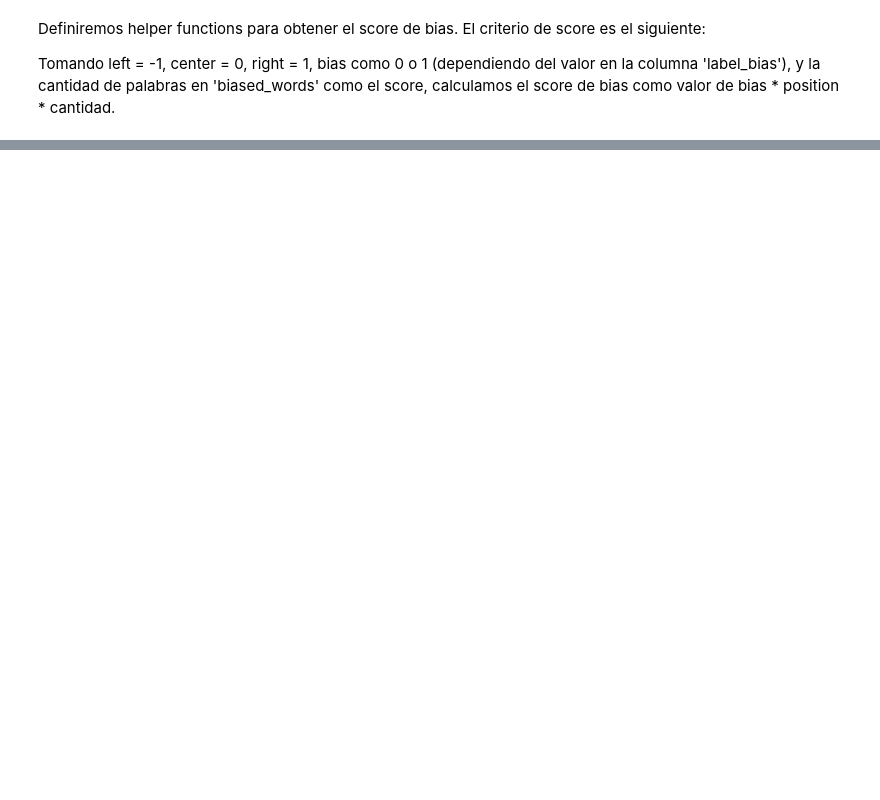
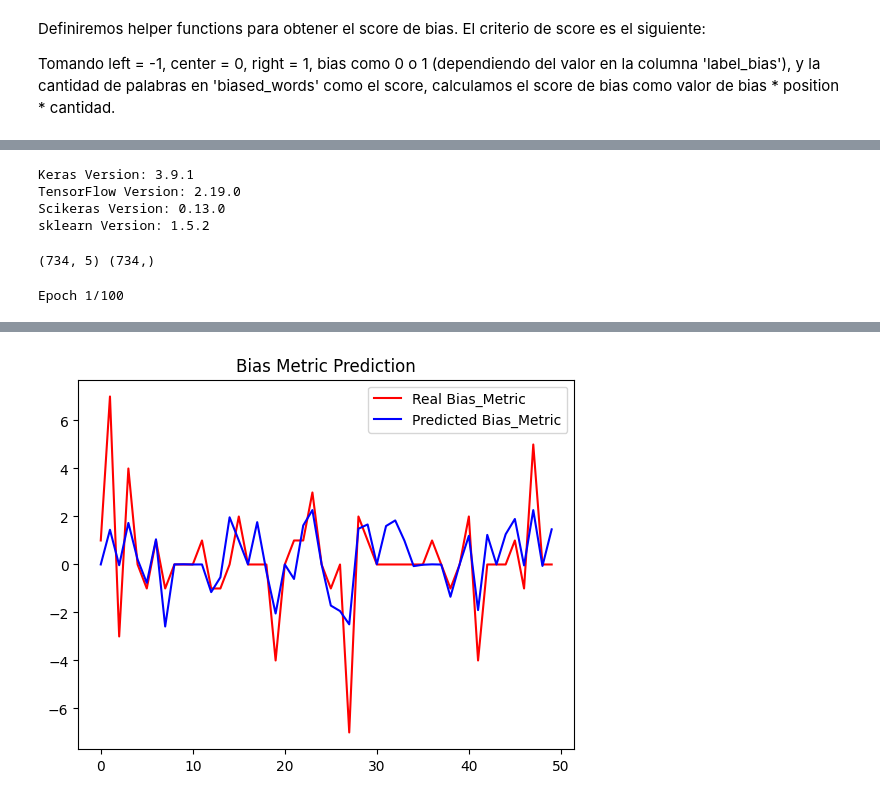
Before and after one commit to jzarcoo/FakeNewsDetection, a Jupyter notebook: Regression.ipynb, the cells around one changed output, grey strips where cells are left out. Saved outputs shown, nothing was run; the diff lists cells and outputs as text; code cells hidden in the pictures; blank space fills up the shorter version.

```diff
--- a/Regression.ipynb
+++ b/Regression.ipynb
@@ -189,0 +237,14 @@ Stacking Regressor R² Score: 0.6205830117593674
+# %%
+import tensorflow as tf
+import keras
+import scikeras
+import sklearn
+print("Keras Version:", keras.__version__)
+print("TensorFlow Version:", tf.__version__)
+print("Scikeras Version:", scikeras.__version__)
+print("sklearn Version:", sklearn.__version__)
+# %% [output]
+Keras Version: 3.9.1
+TensorFlow Version: 2.19.0
+Scikeras Version: 0.13.0
+sklearn Version: 1.5.2
@@ -189,0 +262,61 @@ Stacking Regressor R² Score: 0.6205830117593674
+# %%
+from keras.models import Sequential, Model
+from keras.layers import Dense, Dropout, Input
+from scikeras.wrappers import KerasRegressor
+from sklearn.preprocessing import StandardScaler
+from sklearn.feature_extraction.text import TfidfVectorizer
+from sklearn.preprocessing import OneHotEncoder
+from sklearn.model_selection import train_test_split
+
+X = df_clean[['text', 'outlet', 'topic', 'word_count', 'char_count']]
+y = df_clean['Bias_Metric']
+
+X_train, X_test, y_train, y_test = train_test_split(X, y, test_size=0.2, random_state=42)
+print(X_test.shape, y_test.shape)
+# %% [output]
+(734, 5) (734,)
+# %%
+text_vectorizer = TfidfVectorizer(max_features=10000)
+cat_encoder = OneHotEncoder(handle_unknown='ignore')
+num_scaler = StandardScaler()
+
+X_text_train = text_vectorizer.fit_transform(X_train['text']).toarray()
+X_cat_train = cat_encoder.fit_transform(X_train[['outlet', 'topic']]).toarray()
+X_num_train = num_scaler.fit_transform(X_train[['word_count', 'char_count']])
+
+X_text_test = text_vectorizer.transform(X_test['text']).toarray()
+X_cat_test = cat_encoder.transform(X_test[['outlet', 'topic']]).toarray()
+X_num_test = num_scaler.transform(X_test[['word_count', 'char_count']])
+
+X_train_transformed = np.hstack([X_text_train.astype(np.float32),
+                                 X_cat_train.astype(np.float32),
+                                 X_num_train.astype(np.float32)])
+
+X_test_transformed = np.hstack([X_text_test.astype(np.float32),
+                                X_cat_test.astype(np.float32),
+                                X_num_test.astype(np.float32)])
+
+def create_nn(optimizer='nadam', neurons1=512, neurons2=256, dropout_rate=0.1):
+    model = Sequential()
+    model.add(Dense(neurons1, activation='relu', input_dim=X_train_transformed.shape[1]))
+    model.add(Dense(neurons1 // 2, activation='relu'))
+    model.add(Dense(neurons2, activation='relu'))
+    model.add(Dense(neurons2 // 2, activation='relu'))
+    model.add(Dense(1))  # Output layer
+    model.compile(optimizer=optimizer, loss='mean_squared_error')
+    return model
+# %%
+from keras.callbacks import EarlyStopping
+nn_model = KerasRegressor(model=create_nn, verbose=1, batch_size=64, epochs=100, callbacks=[EarlyStopping(monitor='val_loss', patience=5)])
+# %%
+nn_model.fit(X_train_transformed, y_train)
+
+y_pred = nn_model.predict(X_test_transformed)
+
+plt.plot(y_test.values[:50], color='red', label='Real Bias_Metric')
+plt.plot(y_pred[:50], color='blue', label='Predicted Bias_Metric')
+plt.title('Bias Metric Prediction')
+plt.legend()
+plt.show()
+# %% [output]
+Epoch 1/100
@@ -189,0 +343 @@ Stacking Regressor R² Score: 0.6205830117593674
+[figure, added]
```
Also changed, not shown: parts of 29 cells of this notebook.
